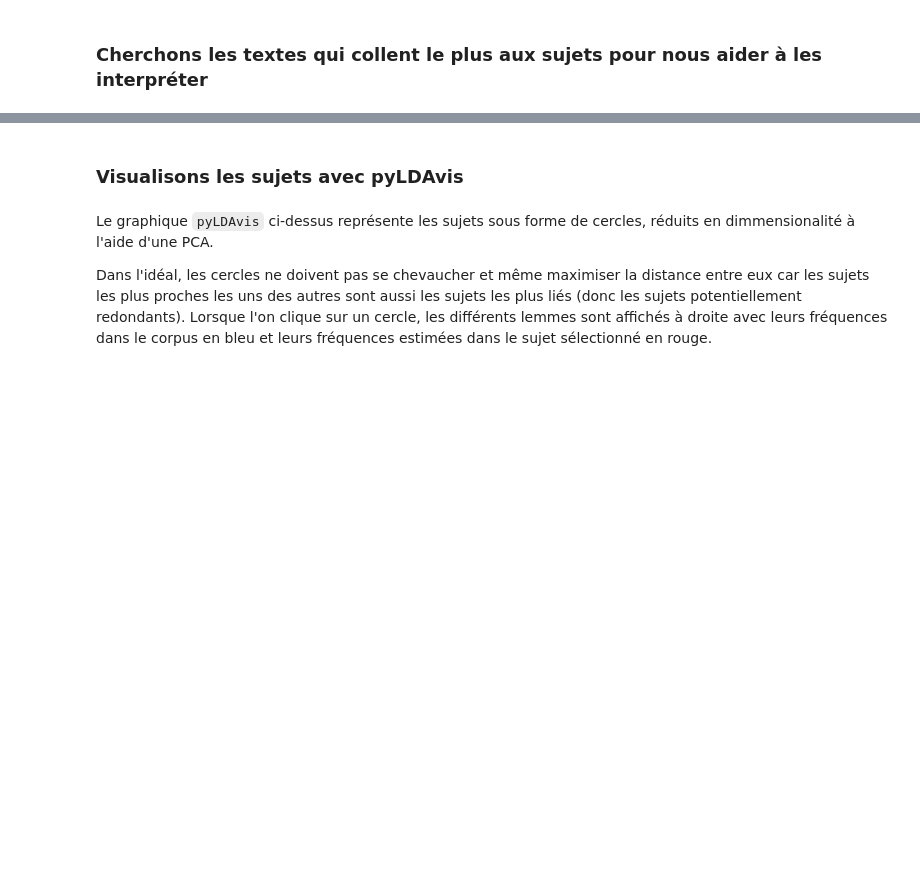
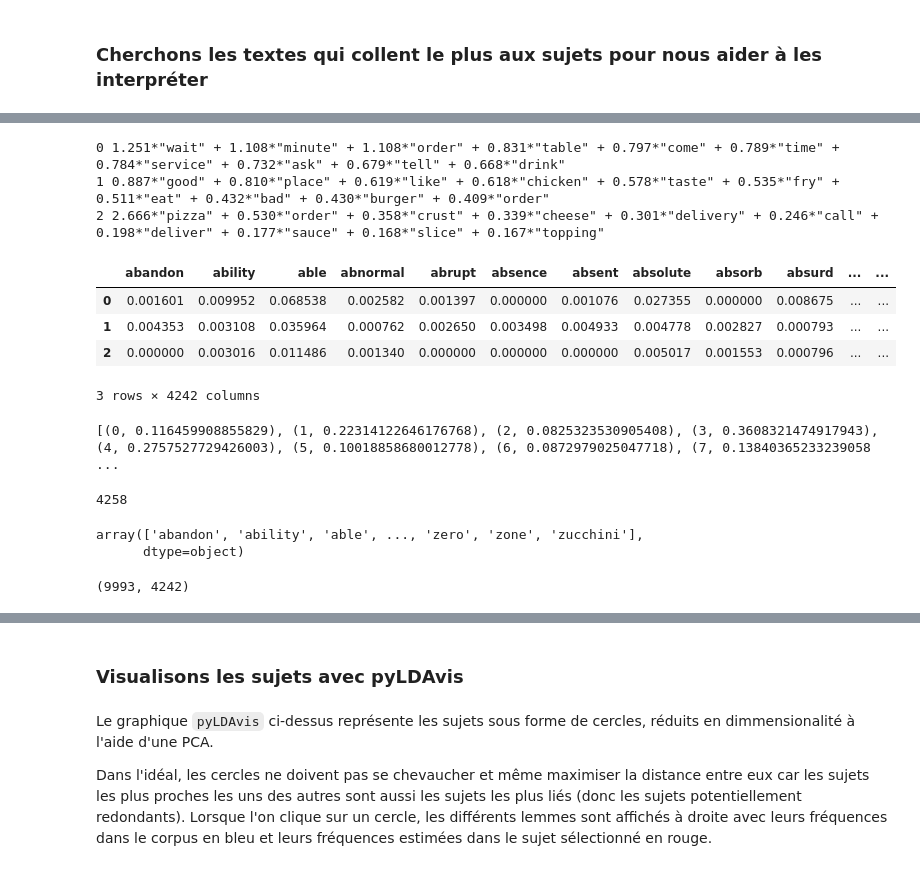
Before and after one commit to Valkea/OC_AI_06, a Jupyter notebook: 01_EDA.ipynb, the cells around one changed output, grey strips where cells are left out. Drawn from its saved outputs; the diff is of its cells as text; code cells hidden in the pictures; blank space fills up the shorter version.

```diff
--- a/01_EDA.ipynb
+++ b/01_EDA.ipynb
@@ -1208,0 +1211,3 @@ display(data_bad_reviews['text'][explore_id])
+# %%
+all_xxx = [" ".join(x) for x in data_bad_reviews.lemmas]
+len(all_xxx)
@@ -1208,0 +1218,5 @@ display(data_bad_reviews['text'][explore_id])
+# %%
+tfidf_vectorizer = TfidfVectorizer(use_idf=True, min_df=5, max_df=0.5)
+tfidf_vectorizer_vectors = tfidf_vectorizer.fit_transform(all_xxx)
+display(tfidf_vectorizer.get_feature_names_out())
+print(tfidf_vectorizer_vectors.shape)
@@ -1208,0 +1233,4 @@ display(data_bad_reviews['text'][explore_id])
+# %%
+model = NMF(n_components=3, random_state=0)
+# %%
+W = model.fit_transform(tfidf_vectorizer_vectors)
@@ -1208,0 +1239,28 @@ display(data_bad_reviews['text'][explore_id])
+# %%
+def print_descriptors(model, tfidf_vectorizer, num_topics, num_descriptors=10):
+    for i in range(num_topics):
+        select = pd.DataFrame(model.components_[i:i+1], columns=tfidf_vectorizer.get_feature_names()).sort_values(0, axis=1, ascending = False).iloc[:,:num_descriptors]
+        l = [ f"{x[1][0]:.3f}*\"{x[0]}\"" for x in select.iteritems()]
+        print(i, " + ".join(l))
+
+print_descriptors(model, tfidf_vectorizer, selected_num_topics)
+# %% [output]
+0 1.251*"wait" + 1.108*"minute" + 1.108*"order" + 0.831*"table" + 0.797*"come" + 0.789*"time" + 0.784*"service" + 0.732*"ask" + 0.679*"tell" + 0.668*"drink"
+1 0.887*"good" + 0.810*"place" + 0.619*"like" + 0.618*"chicken" + 0.578*"taste" + 0.535*"fry" + 0.511*"eat" + 0.432*"bad" + 0.430*"burger" + 0.409*"order"
+2 2.666*"pizza" + 0.530*"order" + 0.358*"crust" + 0.339*"cheese" + 0.301*"delivery" + 0.246*"call" + 0.198*"deliver" + 0.177*"sauce" + 0.168*"slice" + 0.167*"topping"
+# %%
+pd.DataFrame(model.components_, columns=tfidf_vectorizer.get_feature_names())
+# %% [output]
+|  | abandon | ability | able | abnormal | abrupt | absence | absent | absolute | absorb | absurd | ... | ... |
+| 0 | 0.001601 | 0.009952 | 0.068538 | 0.002582 | 0.001397 | 0.000000 | 0.001076 | 0.027355 | 0.000000 | 0.008675 | ... | ... |
+| 1 | 0.004353 | 0.003108 | 0.035964 | 0.000762 | 0.002650 | 0.003498 | 0.004933 | 0.004778 | 0.002827 | 0.000793 | ... | ... |
+| 2 | 0.000000 | 0.003016 | 0.011486 | 0.001340 | 0.000000 | 0.000000 | 0.000000 | 0.005017 | 0.001553 | 0.000796 | ... | ... |
+3 rows × 4242 columns
+# %%
+print(tfidf[corpus_bow[0]])
+# %% [output]
+[(0, 0.116459908855829), (1, 0.22314122646176768), (2, 0.0825323530905408), (3, 0.3608321474917943), (4, 0.2757527729426003), (5, 0.10018858680012778), (6, 0.0872979025047718), (7, 0.13840365233239058 ...
+# %%
+len(dictionary)
+# %% [output]
+4258
@@ -1208,0 +1269,9 @@ display(data_bad_reviews['text'][explore_id])
+# %%
+count_vectorizer = CountVectorizer(min_df=5, max_df=0.5)
+count_vectorizer_vectors = count_vectorizer.fit_transform(all_xxx)
+display(count_vectorizer.get_feature_names_out())
+print(count_vectorizer_vectors.shape)
+# %% [output]
+array(['abandon', 'ability', 'able', ..., 'zero', 'zone', 'zucchini'],
+      dtype=object)
+(9993, 4242)
```
Also changed, not shown: parts of 35 cells of this notebook.
